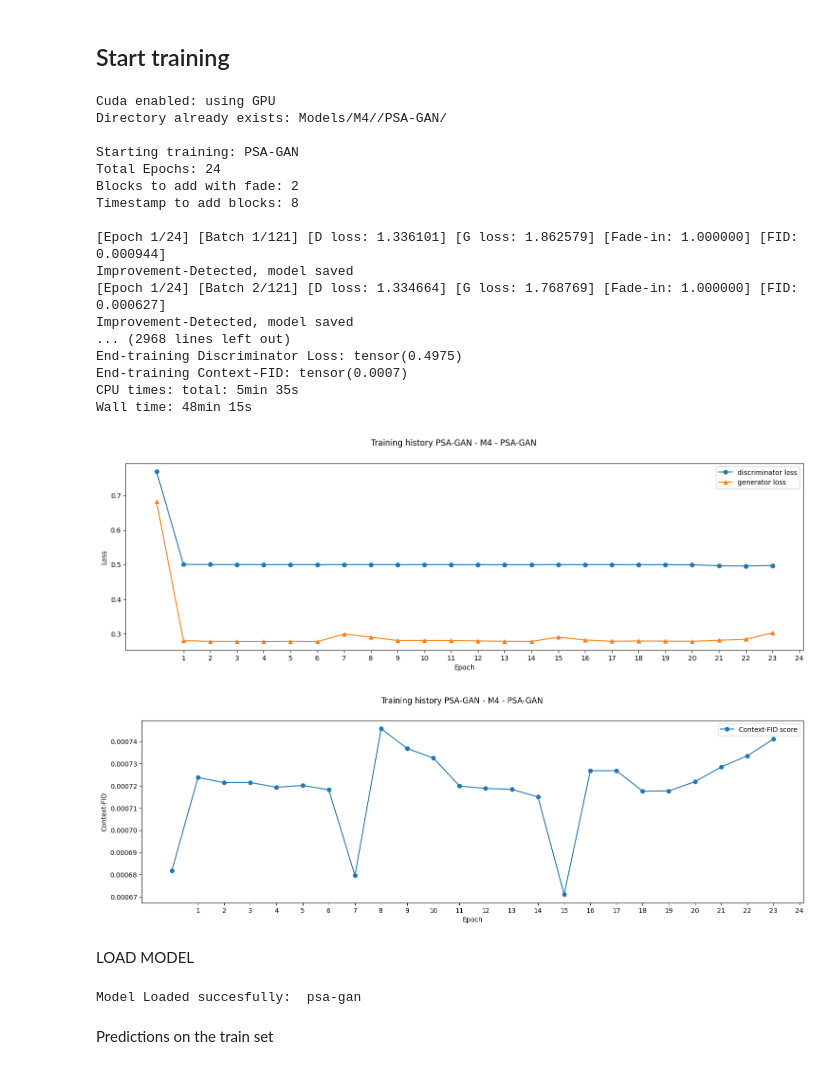
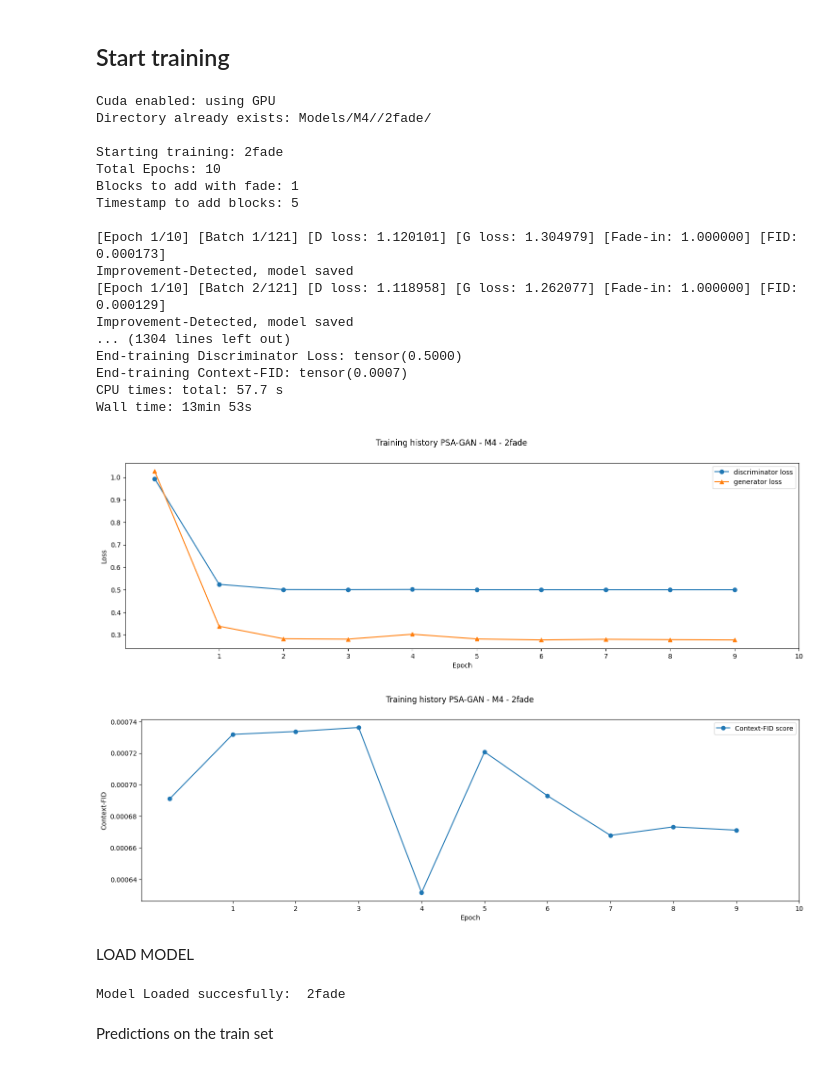
Before and after one commit to francomano/PSA-GAN, a Jupyter notebook: Main_Notebook.ipynb, the cells around one changed output. Drawn from its saved outputs; the diff is of its cells as text; code cells hidden in the pictures.

```diff
--- a/Main_Notebook.ipynb
+++ b/Main_Notebook.ipynb
@@ -286,7 +308,7 @@ def train_GAN(
             'epochs: '+str(num_epochs),
             'ML: '+str(ml),
             'SA: '+str(sa),
-            'Fade-in: '+str(fade),
+            'Fade-in: '+str(fade_in),
             'Blocks to add: '+str(blocks_to_add),
             'Timestamp: '+str(timestamp),
             ]
@@ -301,54 +323,54 @@ def train_GAN(
 # %%
 %%time
 
 name_model="2fade"
 D,G, d_losses, g_losses, fids = train_GAN(
     trainX,
     sequences_train,
     seq_length=seq_length,
     batch_size=347,
     #batch_size=121,
     discriminator_lr=0.0005,
     generator_lr=0.0005,
-    num_epochs=27,
+    num_epochs=10,
     #num_epochs=2,
-    blocks_to_add=2,
-    timestamp=9,
+    blocks_to_add=1,
+    timestamp=5,
     ml=True,
     fade_in=True,
     sa=True,
     save=True,
     name=name_model,
     gpu=True,
     path=path,
 )
 # %% [output]
 Cuda enabled: using GPU
-Directory already exists: Models/M4//PSA-GAN/
+Directory already exists: Models/M4//2fade/
 
-Starting training: PSA-GAN
-Total Epochs: 24
-Blocks to add with fade: 2
-Timestamp to add blocks: 8
+Starting training: 2fade
+Total Epochs: 10
+Blocks to add with fade: 1
+Timestamp to add blocks: 5
 
-[Epoch 1/24] [Batch 1/121] [D loss: 1.336101] [G loss: 1.862579] [Fade-in: 1.000000] [FID: 0.000944]
+[Epoch 1/10] [Batch 1/121] [D loss: 1.120101] [G loss: 1.304979] [Fade-in: 1.000000] [FID: 0.000173]
 Improvement-Detected, model saved
-[Epoch 1/24] [Batch 2/121] [D loss: 1.334664] [G loss: 1.768769] [Fade-in: 1.000000] [FID: 0.000627]
+[Epoch 1/10] [Batch 2/121] [D loss: 1.118958] [G loss: 1.262077] [Fade-in: 1.000000] [FID: 0.000129]
 Improvement-Detected, model saved
-... (2968 lines left out)
-End-training Discriminator Loss: tensor(0.4975)
+... (1304 lines left out)
+End-training Discriminator Loss: tensor(0.5000)
 End-training Context-FID: tensor(0.0007)
-CPU times: total: 5min 35s
-Wall time: 48min 15s
+CPU times: total: 57.7 s
+Wall time: 13min 53s
-[figure, old version]
+[figure, new version]
-[figure, old version]
+[figure, new version]
 # %% [markdown]
 LOAD MODEL
 # %%
-name_model="psa-gan"
+name_model="2fade"
 G,D = utils.load_model(path,name_model)
 # %% [output]
-Model Loaded succesfully:  psa-gan
+Model Loaded succesfully:  2fade
 # %% [markdown]
 Predictions on the train set
 # %%
```
Also changed, not shown: parts of 6 cells of this notebook, 4 other files.
